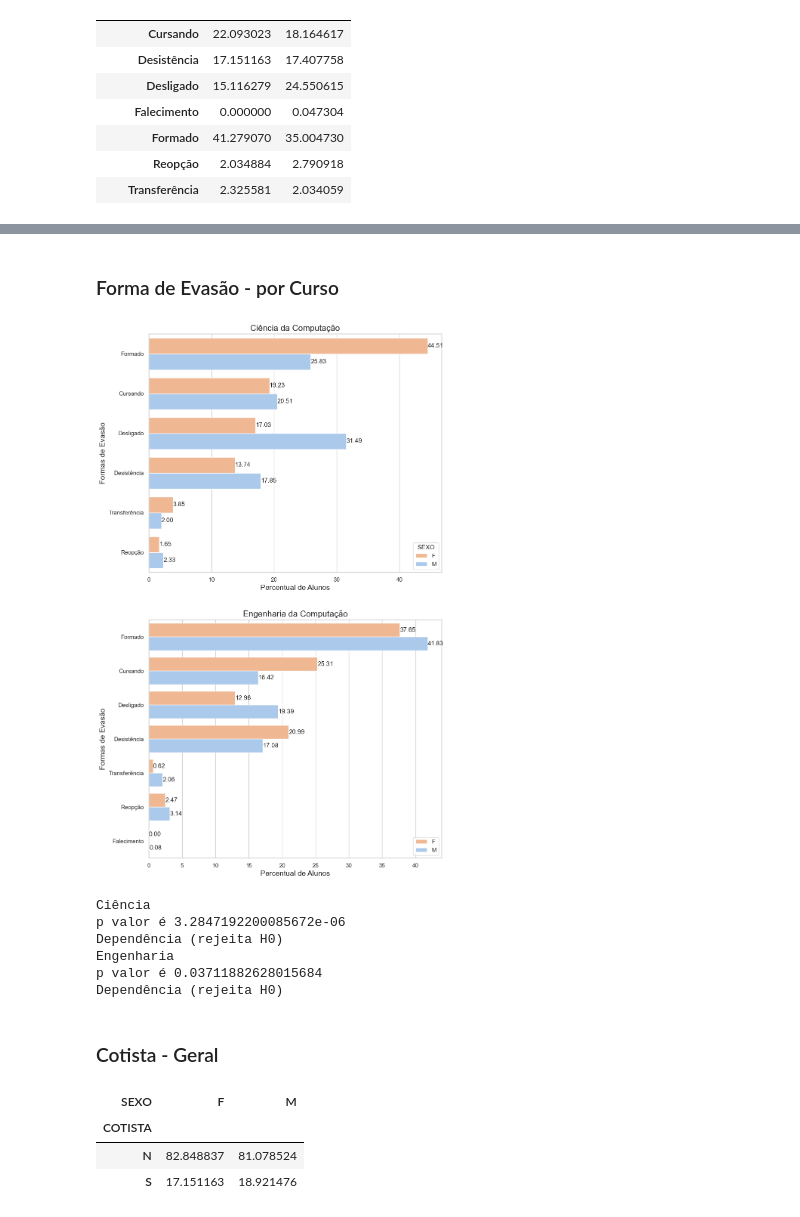
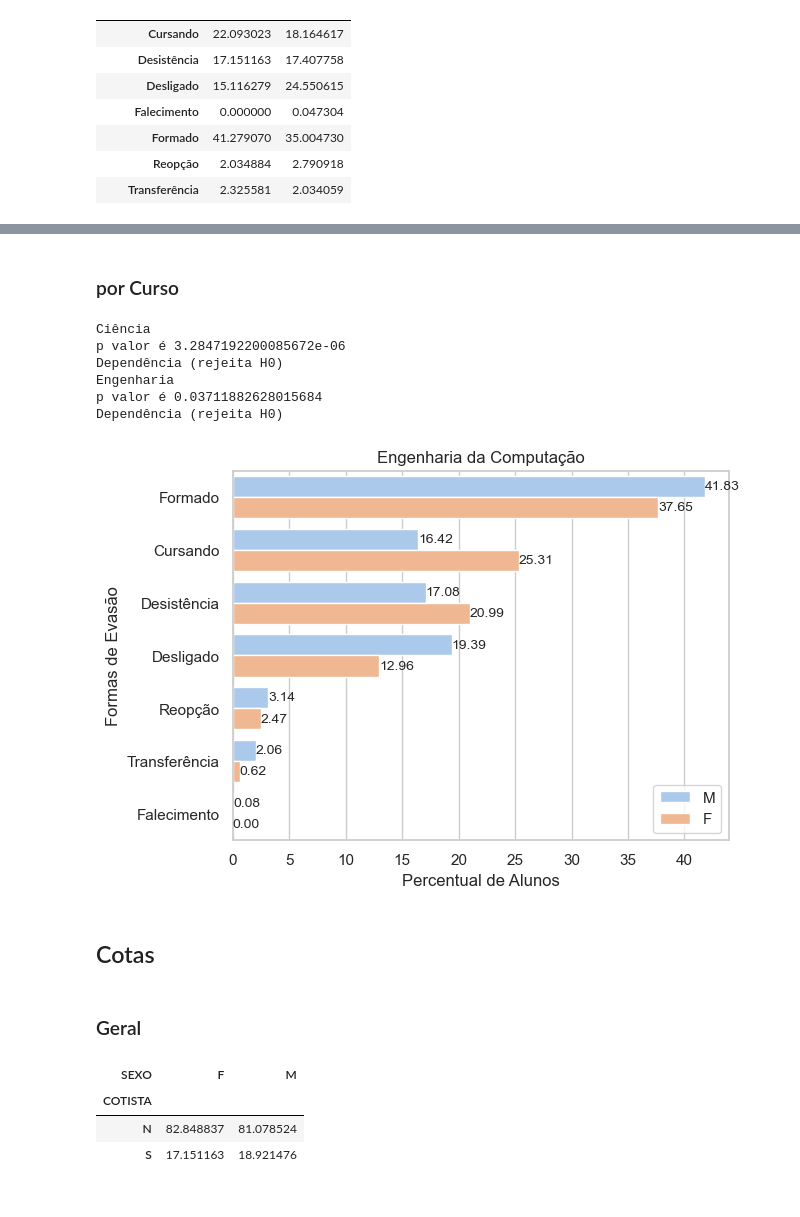
Before and after one commit to ceccoRebeca/mulherescomputacao, a Jupyter notebook: Proplan/EDA_DadosProplan.ipynb, the cells around one changed output, grey strips where cells are left out. Saved outputs shown, nothing was run; the diff lists cells and outputs as text; code cells hidden in the pictures.

```diff
--- a/Proplan/EDA_DadosProplan.ipynb
+++ b/Proplan/EDA_DadosProplan.ipynb
@@ -9,6 +9,8 @@ from  utils import *
 # %%
 path = "DadosRebeca.csv"
 df = pd.read_csv(path)
+# %%
+df.drop(columns=['Unnamed: 0.1', 'Unnamed: 0'], inplace=True)
 # %%
 df.info(verbose=True)
 # %% [output]
@@ -33,0 +46,2 @@ sns.set_theme(style="whitegrid", palette="pastel")
+# %%
+df["FORMA_INGRESSO"].loc[df.FORMA_INGRESSO == "Transferência ex-oficio (direito legal)"] = "Transferência ex-oficio \n (direito legal)"
@@ -33,0 +53,2 @@ sns.set_theme(style="whitegrid", palette="pastel")
+# %%
+df["ESTADO_CIVIL"].loc[df.ESTADO_CIVIL == "Separado Judicialmente"] = "Separado(a) Judicialmente"
@@ -417,37 +418,30 @@ for i in ax.containers:
 # %% [markdown]
-### Forma de Evasão - por Curso
+### por Curso
+# %%
+
+ec_tab_evasao, ec_tab_per_evasao = crosstabper(eng, 'FORMA_EVASAO')
+cc_tab_evasao, cc_tab_per_evasao = crosstabper(ccomp, 'FORMA_EVASAO')
+
+print("Ciência")
+testa_dependencia(cc_tab_evasao)
+print("Engenharia")
+testa_dependencia(ec_tab_evasao)
+# %% [output]
+Ciência
+p valor é 3.2847192200085672e-06
+Dependência (rejeita H0)
+Engenharia
+p valor é 0.03711882628015684
+Dependência (rejeita H0)
 # %%
-comparative_bar_plots(ccomp, eng, 'FORMA_EVASAO',"Formas de Evasão",palette)
+single_bar_plot(eng, 'FORMA_EVASAO', "Engenharia da Computação",
+                paleta=palette,ylabel="Formas de Evasão")
 # %% [output]
-[figure, old version]
+[figure, new version]
-# %%
-cc_stat, cc_p, cc_dof, cc_expected = chi2_contingency(cc_tab_evasao)
-
-ec_tab_evasao, ec_tab_per_evasao = crosstabper(eng, 'FORMA_EVASAO')
-ec_stat, ec_p, ec_dof, ec_expected = chi2_contingency(ec_tab_evasao)
-
-print("Ciência")
-print("p valor é " + str(cc_p))
-if cc_p <= alpha:
-    print('Dependência (rejeita H0)')
-else:
-    print('Independência')
-
-print("Engenharia")
-print("p valor é " + str(ec_p))
-if ec_p <= alpha:
-    print('Dependência (rejeita H0)')
-else:
-    print('Independência')
-# %% [output]
-Ciência
-p valor é 3.2847192200085672e-06
-Dependência (rejeita H0)
-Engenharia
-p valor é 0.03711882628015684
-Dependência (rejeita H0)
+# %% [markdown]
+## Cotas
 # %% [markdown]
-### Cotista - Geral
+### Geral
 # %%
 tab_cota, tabper_cota = crosstabper(df,"COTISTA")
 tabper_cota
```
Also changed, not shown: parts of 116 cells of this notebook, 20 other files.
